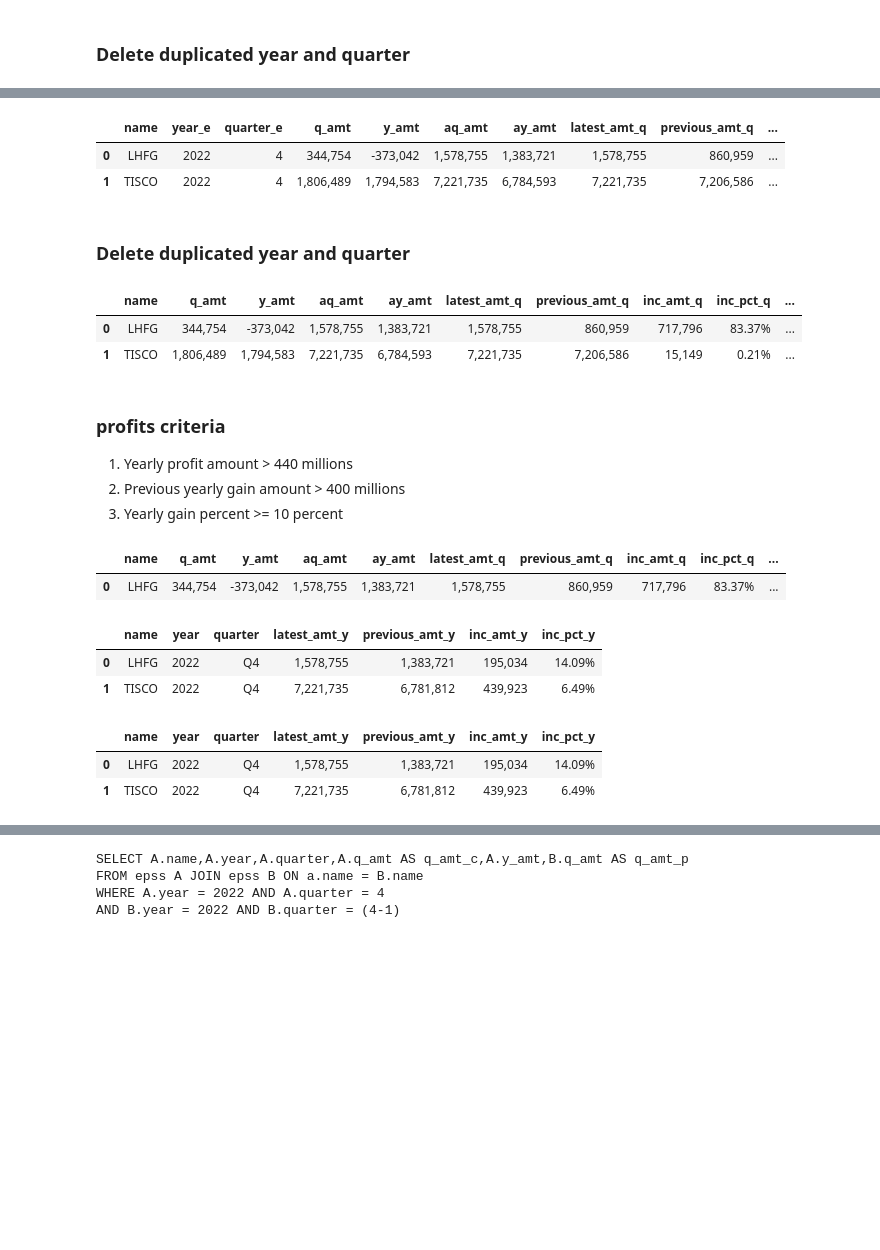
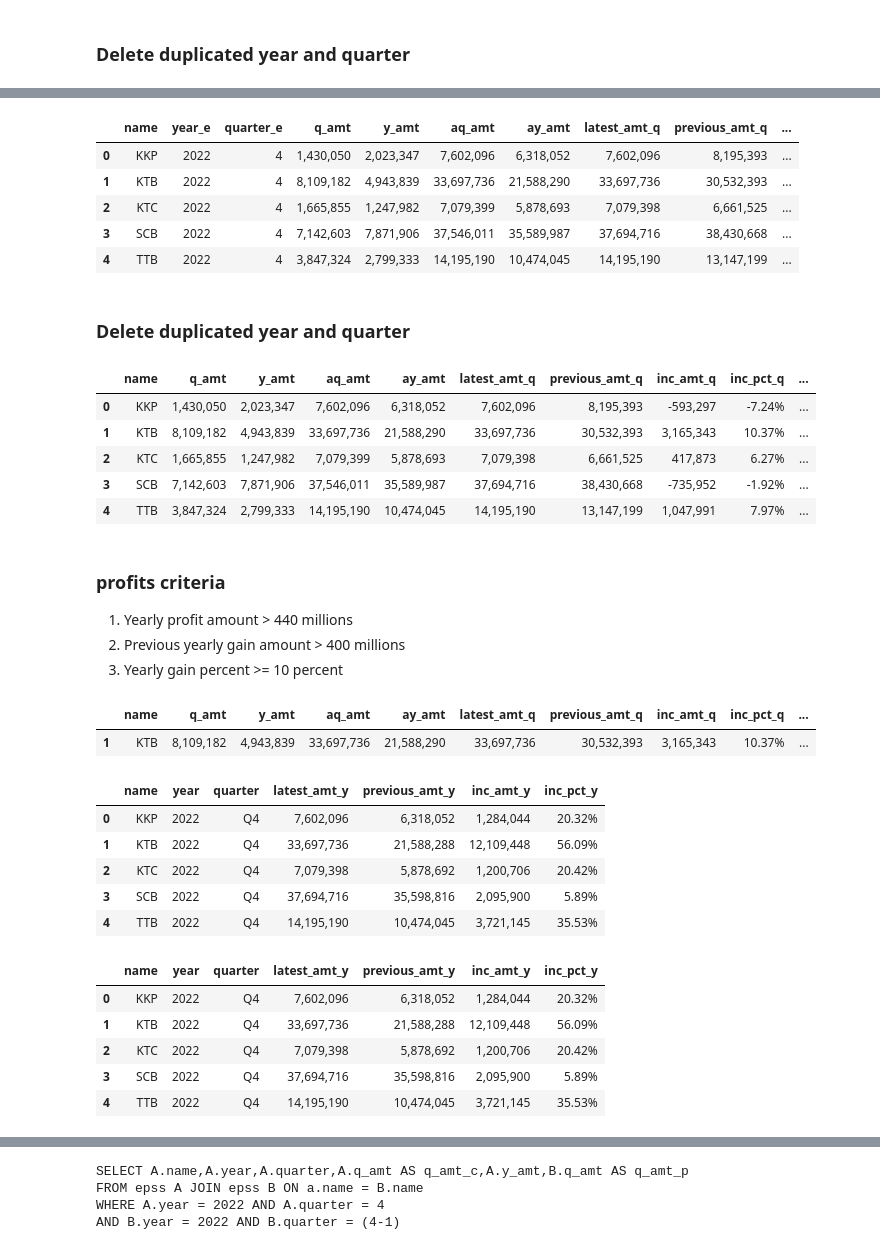
Before and after one commit to santimcs/A7, a Jupyter notebook: Quarterly/440-Create Profits Q4.ipynb, the cells around one changed output, grey strips where cells are left out. Cells and saved outputs as stored; diff of their text form; code cells hidden in the pictures; blank space fills up the shorter version.

```diff
--- a/Quarterly/440-Create Profits Q4.ipynb
+++ b/Quarterly/440-Create Profits Q4.ipynb
@@ -22,5 +23,5 @@ today_str
 # %%
-#today = date(2022, 2, 25)
+today = date(2023, 1, 20)
 today_str = today.strftime("%Y-%m-%d")
 today_str
 # %% [output]
@@ -177,8 +185,11 @@ df_merge2 = pd.merge(
 df_merge2.head().style.format(format_dict)
 # %% [output]
 |  | name | year_e | quarter_e | q_amt | y_amt | aq_amt | ay_amt | latest_amt_q | previous_amt_q | ... |
-| 0 | LHFG | 2022 | 4 | 344,754 | -373,042 | 1,578,755 | 1,383,721 | 1,578,755 | 860,959 | ... |
-| 1 | TISCO | 2022 | 4 | 1,806,489 | 1,794,583 | 7,221,735 | 6,784,593 | 7,221,735 | 7,206,586 | ... |
+| 0 | KKP | 2022 | 4 | 1,430,050 | 2,023,347 | 7,602,096 | 6,318,052 | 7,602,096 | 8,195,393 | ... |
+| 1 | KTB | 2022 | 4 | 8,109,182 | 4,943,839 | 33,697,736 | 21,588,290 | 33,697,736 | 30,532,393 | ... |
+| 2 | KTC | 2022 | 4 | 1,665,855 | 1,247,982 | 7,079,399 | 5,878,693 | 7,079,398 | 6,661,525 | ... |
+| 3 | SCB | 2022 | 4 | 7,142,603 | 7,871,906 | 37,546,011 | 35,589,987 | 37,694,716 | 38,430,668 | ... |
+| 4 | TTB | 2022 | 4 | 3,847,324 | 2,799,333 | 14,195,190 | 10,474,045 | 14,195,190 | 13,147,199 | ... |
 # %% [markdown]
 ### Delete duplicated year and quarter
 # %%
@@ -187,32 +198,41 @@ profits = df_merge2.drop(columns, axis=1)
 profits.head().style.format(format_dict)
 # %% [output]
 |  | name | q_amt | y_amt | aq_amt | ay_amt | latest_amt_q | previous_amt_q | inc_amt_q | inc_pct_q | ... |
-| 0 | LHFG | 344,754 | -373,042 | 1,578,755 | 1,383,721 | 1,578,755 | 860,959 | 717,796 | 83.37% | ... |
-| 1 | TISCO | 1,806,489 | 1,794,583 | 7,221,735 | 6,784,593 | 7,221,735 | 7,206,586 | 15,149 | 0.21% | ... |
+| 0 | KKP | 1,430,050 | 2,023,347 | 7,602,096 | 6,318,052 | 7,602,096 | 8,195,393 | -593,297 | -7.24% | ... |
+| 1 | KTB | 8,109,182 | 4,943,839 | 33,697,736 | 21,588,290 | 33,697,736 | 30,532,393 | 3,165,343 | 10.37% | ... |
+| 2 | KTC | 1,665,855 | 1,247,982 | 7,079,399 | 5,878,693 | 7,079,398 | 6,661,525 | 417,873 | 6.27% | ... |
+| 3 | SCB | 7,142,603 | 7,871,906 | 37,546,011 | 35,589,987 | 37,694,716 | 38,430,668 | -735,952 | -1.92% | ... |
+| 4 | TTB | 3,847,324 | 2,799,333 | 14,195,190 | 10,474,045 | 14,195,190 | 13,147,199 | 1,047,991 | 7.97% | ... |
 # %% [markdown]
 ### profits criteria
 1. Yearly profit amount > 440 millions
 2. Previous yearly gain amount > 400 millions
 3. Yearly gain percent >= 10 percent
 # %%
-profits[profits["name"] == "LHFG"].style.format(format_dict)
+profits[profits["name"] == "KTB"].style.format(format_dict)
 # %% [output]
 |  | name | q_amt | y_amt | aq_amt | ay_amt | latest_amt_q | previous_amt_q | inc_amt_q | inc_pct_q | ... |
-| 0 | LHFG | 344,754 | -373,042 | 1,578,755 | 1,383,721 | 1,578,755 | 860,959 | 717,796 | 83.37% | ... |
+| 1 | KTB | 8,109,182 | 4,943,839 | 33,697,736 | 21,588,290 | 33,697,736 | 30,532,393 | 3,165,343 | 10.37% | ... |
 # %%
 criteria_1 = profits.latest_amt_y > 440_000
 profits.loc[criteria_1, cols].sort_values(by=["name"], ascending=True).style.format(format_dict)
 # %% [output]
 |  | name | year | quarter | latest_amt_y | previous_amt_y | inc_amt_y | inc_pct_y |
-| 0 | LHFG | 2022 | Q4 | 1,578,755 | 1,383,721 | 195,034 | 14.09% |
-| 1 | TISCO | 2022 | Q4 | 7,221,735 | 6,781,812 | 439,923 | 6.49% |
+| 0 | KKP | 2022 | Q4 | 7,602,096 | 6,318,052 | 1,284,044 | 20.32% |
+| 1 | KTB | 2022 | Q4 | 33,697,736 | 21,588,288 | 12,109,448 | 56.09% |
+| 2 | KTC | 2022 | Q4 | 7,079,398 | 5,878,692 | 1,200,706 | 20.42% |
+| 3 | SCB | 2022 | Q4 | 37,694,716 | 35,598,816 | 2,095,900 | 5.89% |
+| 4 | TTB | 2022 | Q4 | 14,195,190 | 10,474,045 | 3,721,145 | 35.53% |
 # %%
 criteria_2 = profits.previous_amt_y >= 400_000
 profits.loc[criteria_2, cols].sort_values(by=["name"], ascending=True).style.format(format_dict)
 # %% [output]
 |  | name | year | quarter | latest_amt_y | previous_amt_y | inc_amt_y | inc_pct_y |
-| 0 | LHFG | 2022 | Q4 | 1,578,755 | 1,383,721 | 195,034 | 14.09% |
-| 1 | TISCO | 2022 | Q4 | 7,221,735 | 6,781,812 | 439,923 | 6.49% |
+| 0 | KKP | 2022 | Q4 | 7,602,096 | 6,318,052 | 1,284,044 | 20.32% |
+| 1 | KTB | 2022 | Q4 | 33,697,736 | 21,588,288 | 12,109,448 | 56.09% |
+| 2 | KTC | 2022 | Q4 | 7,079,398 | 5,878,692 | 1,200,706 | 20.42% |
+| 3 | SCB | 2022 | Q4 | 37,694,716 | 35,598,816 | 2,095,900 | 5.89% |
+| 4 | TTB | 2022 | Q4 | 14,195,190 | 10,474,045 | 3,721,145 | 35.53% |
 # %%
 criteria_3 = profits.inc_pct_y >= 10.00
 profits.loc[criteria_3, cols].style.format(format_dict)
```
Also changed, not shown: parts of 41 cells of this notebook, 23 other files.
